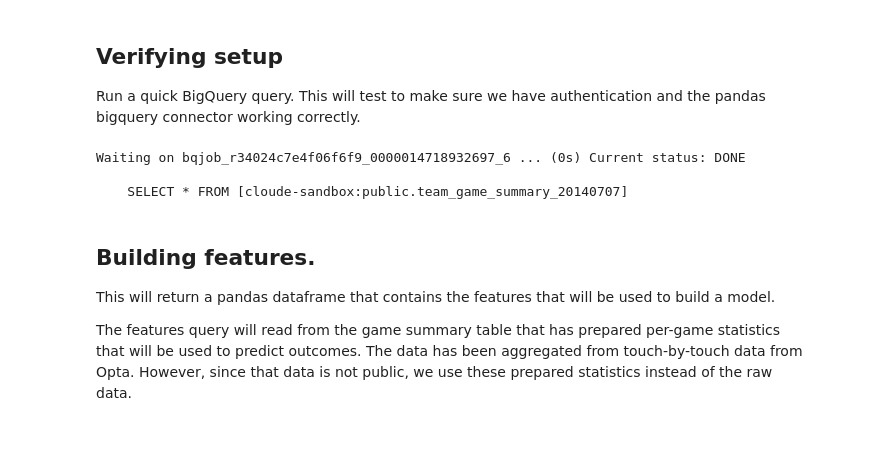
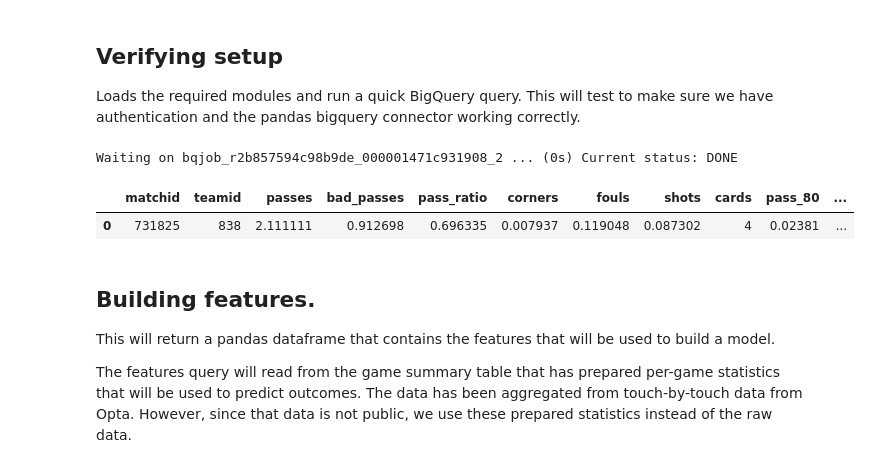
Before and after one commit to fhoffa/io, a Jupyter notebook: regression/wc-final.ipynb, the cells around one changed output. Cells and saved outputs as stored; diff of their text form; code cells hidden in the pictures; blank space fills up the shorter version.

Commit message:
Switched to GCE auth, added header

```diff
--- a/regression/wc-final.ipynb
+++ b/regression/wc-final.ipynb
@@ -1,18 +20,40 @@
+# %%
+from oauth2client.gce import AppAssertionCredentials
+from bigquery_client import BigqueryClient
+from pandas.io import gbq
+
+def GetMetadata(path):
+  import urllib2
+  BASE_PATH = 'http://metadata/computeMetadata/v1/'
+  request = urllib2.Request(BASE_PATH + path, headers={'Metadata-Flavor': 'Google'})
+  return urllib2.urlopen(request).read()
+
+credentials = AppAssertionCredentials(scope='https://www.googleapis.com/auth/bigquery')
+
+client = BigqueryClient(credentials=credentials,
+                        api='https://www.googleapis.com',
+                        api_version='v2',
+                        project_id=GetMetadata('project/project-id'))
+
+gbq._authenticate = lambda: client
 # %% [markdown]
 ## Verifying setup
-Run a quick BigQuery query. This will test to make sure we have authentication and the pandas bigquery connector working correctly.
+Loads the required modules and run a quick BigQuery query. This will test to make sure we have authentication and the pandas bigquery connector working correctly.
 # %%
+from pandas.io import gbq
 
-from pandas.io import gbq
+# Import the three python modules that we use.
 import match_stats
-reload(match_stats)
+import features
+import world_cup
+
 query = "SELECT * FROM (%(summary_query)s) LIMIT 1" % {
     'summary_query': match_stats.team_game_summary_query()}
 gbq.read_gbq(query)
 # %% [output]
-Waiting on bqjob_r34024c7e4f06f6f9_0000014718932697_6 ... (0s) Current status: DONE
-
-    SELECT * FROM [cloude-sandbox:public.team_game_summary_20140707]
+Waiting on bqjob_r2b857594c98b9de_000001471c931908_2 ... (0s) Current status: DONE
+|  | matchid | teamid | passes | bad_passes | pass_ratio | corners | fouls | shots | cards | pass_80 | ... |
+| 0 | 731825 | 838 | 2.111111 | 0.912698 | 0.696335 | 0.007937 | 0.119048 | 0.087302 | 4 | 0.02381 | ... |
 # %% [markdown]
 ## Building features.
 This will return a pandas dataframe that contains the features that will be used to build a model.
```
Also changed, not shown: parts of 14 cells of this notebook.
